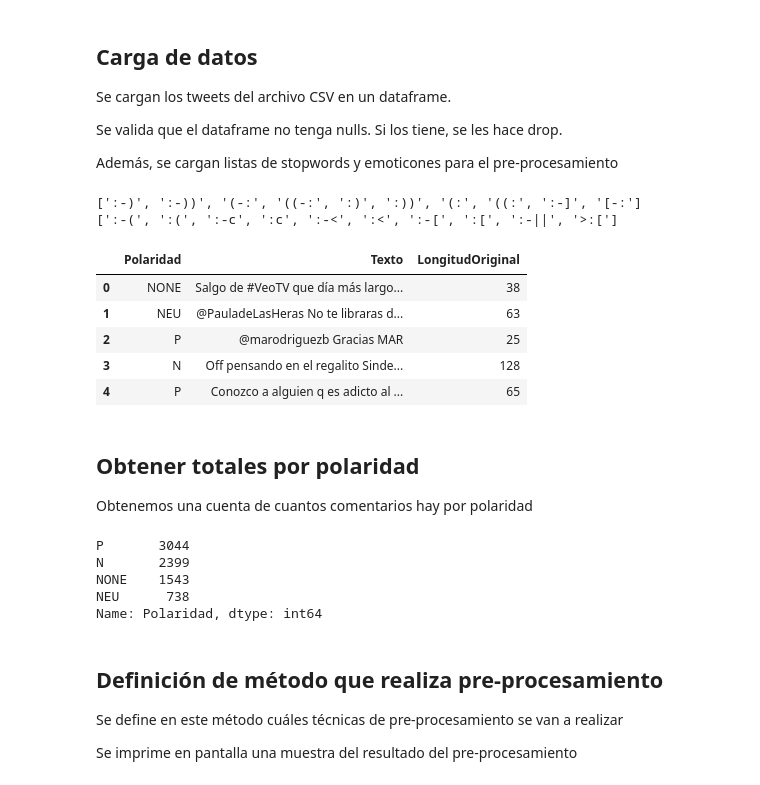
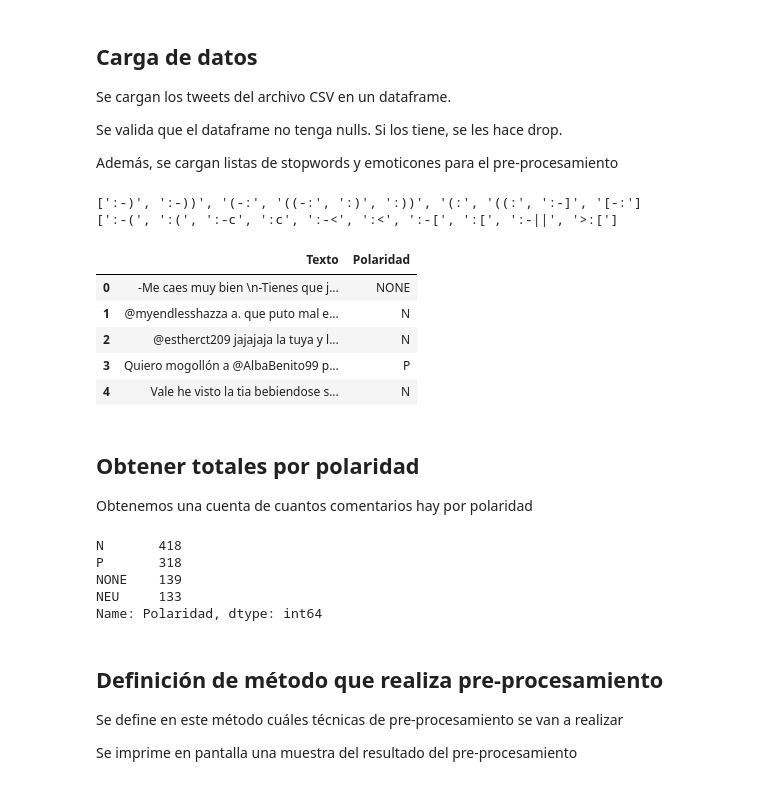
Before and after one commit to spartanjoax/SentimientosProfundos, a Jupyter notebook: Preprocesamiento.ipynb, the cells around one changed output. Cells and saved outputs as stored; diff of their text form; code cells hidden in the pictures.

```diff
--- a/Preprocesamiento.ipynb
+++ b/Preprocesamiento.ipynb
@@ -15,42 +15,43 @@ Además, se cargan listas de stopwords y emoticones para el pre-procesamiento
 # %%
 import pandas as pd
 import numpy as np
 import matplotlib.pyplot as plt
 from Preprocesador import Preprocesador
+from XML2DataFrame import XML2DataFrame
 
 preprocesador = Preprocesador()
 
 #Definir el nombre de las columnas del archivo
-cols = ['id','XX','Polaridad','Texto']
+#cols = ['id','XX','Polaridad','Texto']
 
 #Importar el archivo en memoria
 #Se indica que no tiene encabezados
 #Se usan los nombres definidos anteriormente los nombres de las columnas
-df = pd.read_csv("tweets.csv",header=None, names=cols)
+#df = pd.read_csv("tweets.csv",header=None, names=cols)
+
+xml2df = XML2DataFrame('tw_faces4tassTrain1000rc.xml')
+df = xml2df.process_data()
 
 #Se botan las columnas que no se necesitan
-df.drop(['id','XX'],axis=1,inplace=True)
-
-#Se agrega columna de longitud original para validaciones luego del pre proccesamiento
-df['LongitudOriginal'] = [len(str(t)) for t in df.Texto]
+df.drop(['id','usuario','Fecha','Idioma'],axis=1,inplace=True)
 
 #Elimina las líneas que no tengan todos los valores definidos
 df.dropna(inplace=True)
 df.reset_index(drop=True,inplace=True)
 df.loc[df['Polaridad'] == 'N+', 'Polaridad'] = 'N'
 df.loc[df['Polaridad'] == 'P+', 'Polaridad'] = 'P'
 
 #Imprimir las primeras líneas del archivo para validar una carga correcta
 df.head()
 # %% [output]
 [':-)', ':-))', '(-:', '((-:', ':)', ':))', '(:', '((:', ':-]', '[-:']
 [':-(', ':(', ':-c', ':c', ':-<', ':<', ':-[', ':[', ':-||', '>:[']
-|  | Polaridad | Texto | LongitudOriginal |
-| 0 | NONE | Salgo de #VeoTV que día más largo... | 38 |
-| 1 | NEU | @PauladeLasHeras No te libraras d... | 63 |
-| 2 | P | @marodriguezb Gracias MAR | 25 |
-| 3 | N | Off pensando en el regalito Sinde... | 128 |
-| 4 | P | Conozco a alguien q es adicto al ... | 65 |
+|  | Texto | Polaridad |
+| 0 | -Me caes muy bien \n-Tienes que j... | NONE |
+| 1 | @myendlesshazza a. que puto mal e... | N |
+| 2 | @estherct209 jajajaja la tuya y l... | N |
+| 3 | Quiero mogollón a @AlbaBenito99 p... | P |
+| 4 | Vale he visto la tia bebiendose s... | N |
 # %% [markdown]
 ## Obtener totales por polaridad
 Obtenemos una cuenta de cuantos comentarios hay por polaridad
@@ -58,10 +59,10 @@ Obtenemos una cuenta de cuantos comentarios hay por polaridad
 #Imprimir el total de tweets por polaridad
 df.Polaridad.value_counts()
 # %% [output]
-P       3044
-N       2399
-NONE    1543
-NEU      738
+N       418
+P       318
+NONE    139
+NEU     133
 Name: Polaridad, dtype: int64
 # %% [markdown]
 ## Definición de método que realiza pre-procesamiento
```
Also changed, not shown: parts of 13 cells of this notebook, 5 other files.
